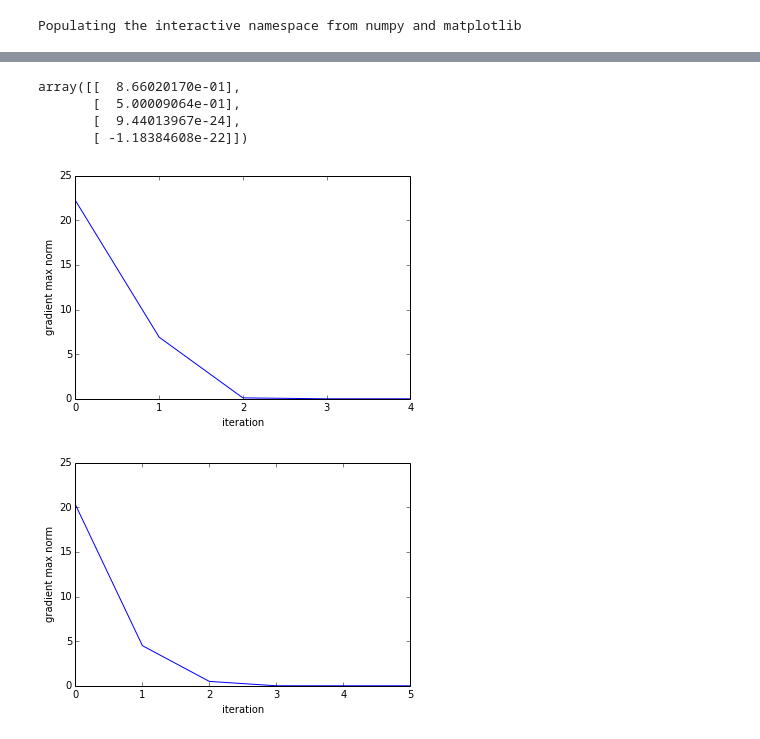
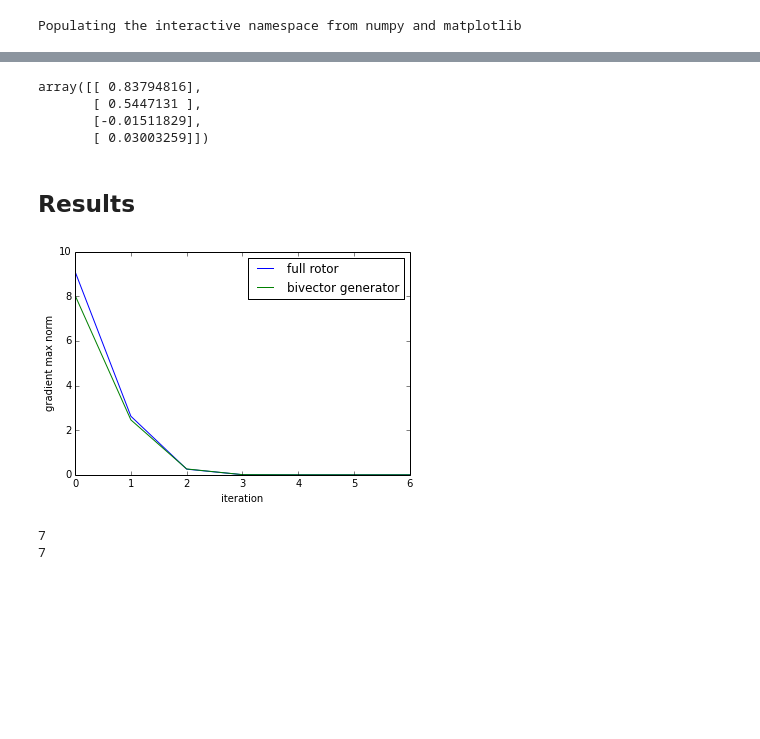
Before and after one commit to tingelst/game, a Jupyter notebook: python/rotor_estimation.ipynb, the cells around one changed output, grey strips where cells are left out. Cells and saved outputs as stored; diff of their text form; code cells hidden in the pictures; blank space fills up the shorter version.

```diff
--- a/python/rotor_estimation.ipynb
+++ b/python/rotor_estimation.ipynb
@@ -47,25 +92,28 @@ array([[ 0.86602017],
 # %%
-bivector_parameters = np.array([0.1, 0.0, 0.0]).reshape(3,1)
+bivector_parameters = np.array([0.0,0.0,0.1]).reshape(3,1)
 rbe = rotor_estimation.RotorBivectorGeneratorEstimation()
-rotor_2 = rbe.run(bivector_parameters, points_a, points_b)
+rotor_2 = rbe.run(bivector_parameters, points_a, points_b_noisy)
 rotor_2
 # %% [output]
-array([[  8.66020170e-01],
-       [  5.00009064e-01],
-       [  9.44013967e-24],
-       [ -1.18384608e-22]])
+array([[ 0.83794816],
+       [ 0.5447131 ],
+       [-0.01511829],
+       [ 0.03003259]])
+# %% [markdown]
+## Results
 # %%
-def plot_gradient_max_norm(iterations):
-    plt.plot([iteration['gradient_max_norm'] for iteration in iterations])
-    plt.xticks([iteration['iteration'] for iteration in iterations])
-    plt.xlabel('iteration')
-    plt.ylabel('gradient max norm')
-    plt.show()
+iterations_re = re.summary()['iterations']
+plt.plot([iteration['gradient_max_norm'] for iteration in iterations_re], label='full rotor')
+iterations_rbe = rbe.summary()['iterations']
+plt.plot([iteration['gradient_max_norm'] for iteration in iterations_rbe],label='bivector generator')
+plt.legend()
+plt.xticks([iteration['iteration'] for iteration in max(iterations_rbe, iterations_re)])
+plt.xlabel('iteration')
+plt.ylabel('gradient max norm')
+plt.show()
+print(len(iterations_re))
+print(len(iterations_rbe))
+# %% [output]
+[figure, added]
+7
+7
-# %%
-plot_gradient_max_norm(rbe.summary()['iterations'])
-# %% [output]
-[figure, removed]
-# %%
-plot_gradient_max_norm(re.summary()['iterations'])
-# %% [output]
-[figure, removed]
```
Also changed, not shown: parts of 28 cells of this notebook, 4 other files.
